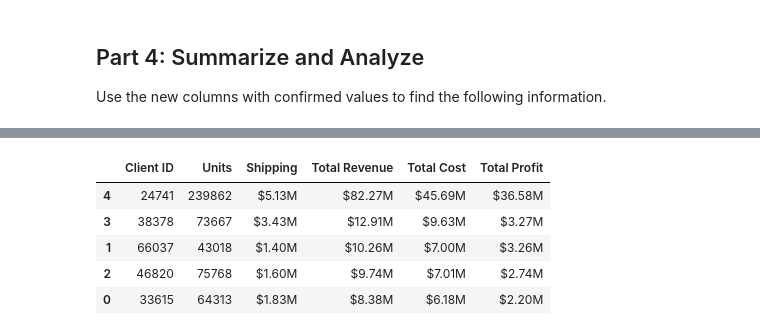
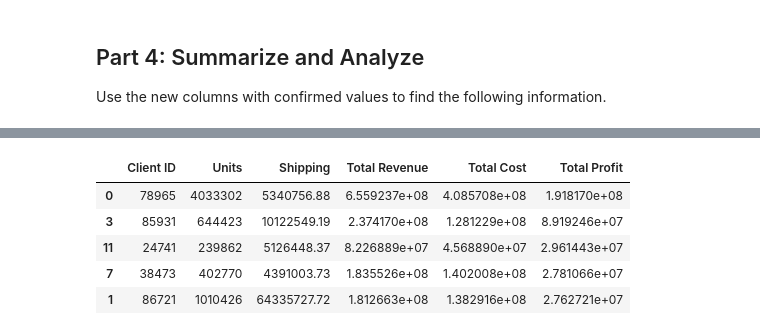
Before and after one commit to NyGiantsNick/pandas-challenge-1, a Jupyter notebook: Starter_Code/module_4_challenge.ipynb, the cells around one changed output, grey strips where cells are left out. Cells and saved outputs as stored; diff of their text form; code cells hidden in the pictures.

```diff
--- a/Starter_Code/module_4_challenge.ipynb
+++ b/Starter_Code/module_4_challenge.ipynb
@@ -264,0 +277,4 @@ ValueError: ('Lengths must match to compare', (54639,), (1,))
+# %%
+#Changing 'total_price' column from an object to a float
+df['total_price'] = pd.to_numeric(df['total_price'], errors='coerce')
+df.dtypes['total_price']
@@ -268,4 +319,14 @@ Use the new columns with confirmed values to find the following information.
 # %%
 # How much did each of the top 5 clients by quantity
 # spend? Check your work from Part 1 for client ids.
+top_qty = df.groupby('client_id').agg({'qty':'sum'}).sort_values(by='qty', ascending=False).reset_index()
+additional_info = df.groupby('client_id').agg({
+    # 'qty': 'sum',
+    'shipping_price': 'sum',
+    'total_price': 'sum',
+    'true_cost': 'sum',
+    'line_profit': 'sum'
+    }).reset_index().round(2)
+print(top_qty.head())
+print(additional_info.head())
 # %% [output]
@@ -275,4 +347,19 @@ IndexError: positional indexers are out-of-bounds
 # for the top 5 clients with the following information:
 # total units purchased, total shipping price,
 # total revenue, and total profit. Sort by total profit.
+# additional_info = df[['client_id', 'qty', 'shipping_price', 'total_price', 'true_cost', 'line_profit']].reset_index()
+summary_df = pd.merge(top_qty, additional_info, on='client_id', how='left')
+# # summary_df.reset_index(drop=True, inplace=True)
+# summary_df = df.groupby('client_id').agg({
+#     'qty': 'sum',
+#     'shipping_price': 'sum',
+#     'total_price': 'sum',
+#     'true_cost': 'sum',
+#     'line_profit': 'sum'
+#     }).reset_index()
+# summary_df[['shipping_price', 'total_price', 'true_cost', 'line_profit']] = summary_df[['shipping_price', 'total_price', 'true_cost', 'line_profit']].round(2)
+# summary_df = summary_df.sort_values(by='qty', ascending=False)
+# summary_df.reset_index(drop=True, inplace=True)
+# summary_df.head()
+summary_df.head()
 # %% [output]
@@ -286,3 +373,13 @@ IndexError: positional indexers are out-of-bounds
 # Format the data and rename the columns
 # to names suitable for presentation.
 # Currency should be in millions of dollars.
+summary_df = summary_df.rename(columns={
+                               'client_id' : 'Client ID',
+                               'qty' : 'Units',
+                               'shipping_price' : 'Shipping',
+                               'total_price': 'Total Revenue',
+                               'true_cost' : 'Total Cost',
+                               'line_profit' : 'Total Profit'})
+
+
+summary_df.head()
@@ -289,9 +393,11 @@ IndexError: positional indexers are out-of-bounds
 # %%
 # Sort the updated data by "Total Profit" form highest to lowest
+summary_df_profit = summary_df.sort_values(by='Total Profit', ascending=False)
+summary_df_profit.head()
 # %% [output]
 |  | Client ID | Units | Shipping | Total Revenue | Total Cost | Total Profit |
-| 4 | 24741 | 239862 | $5.13M | $82.27M | $45.69M | $36.58M |
-| 3 | 38378 | 73667 | $3.43M | $12.91M | $9.63M | $3.27M |
-| 1 | 66037 | 43018 | $1.40M | $10.26M | $7.00M | $3.26M |
-| 2 | 46820 | 75768 | $1.60M | $9.74M | $7.01M | $2.74M |
-| 0 | 33615 | 64313 | $1.83M | $8.38M | $6.18M | $2.20M |
+| 0 | 78965 | 4033302 | 5340756.88 | 6.559237e+08 | 4.085708e+08 | 1.918170e+08 |
+| 3 | 85931 | 644423 | 10122549.19 | 2.374170e+08 | 1.281229e+08 | 8.919246e+07 |
+| 11 | 24741 | 239862 | 5126448.37 | 8.226889e+07 | 4.568890e+07 | 2.961443e+07 |
+| 7 | 38473 | 402770 | 4391003.73 | 1.835526e+08 | 1.402008e+08 | 2.781066e+07 |
+| 1 | 86721 | 1010426 | 64335727.72 | 1.812663e+08 | 1.382916e+08 | 2.762721e+07 |
```
Also changed, not shown: parts of 22 cells of this notebook, 1 other file.
